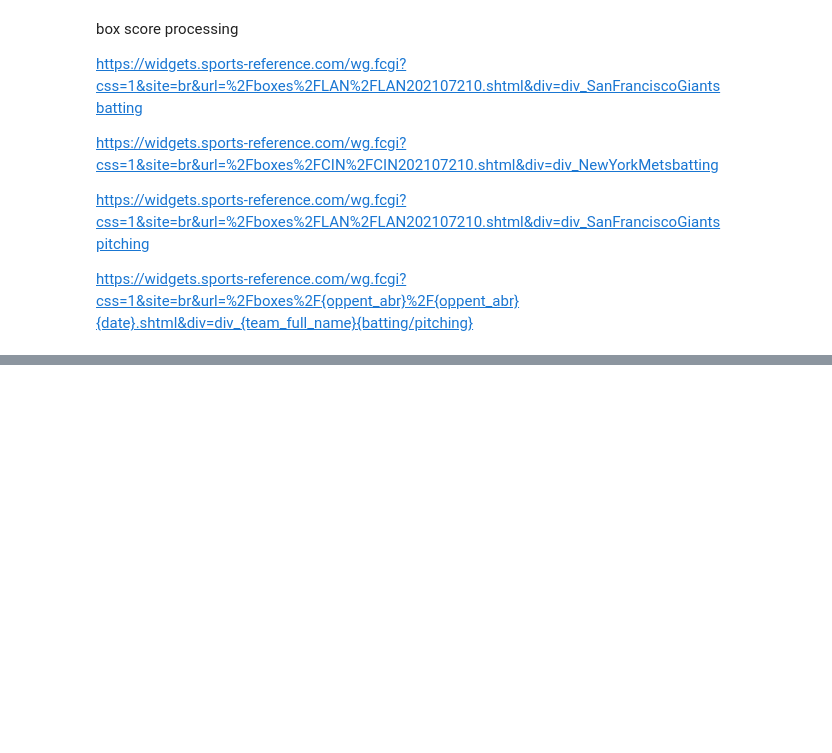
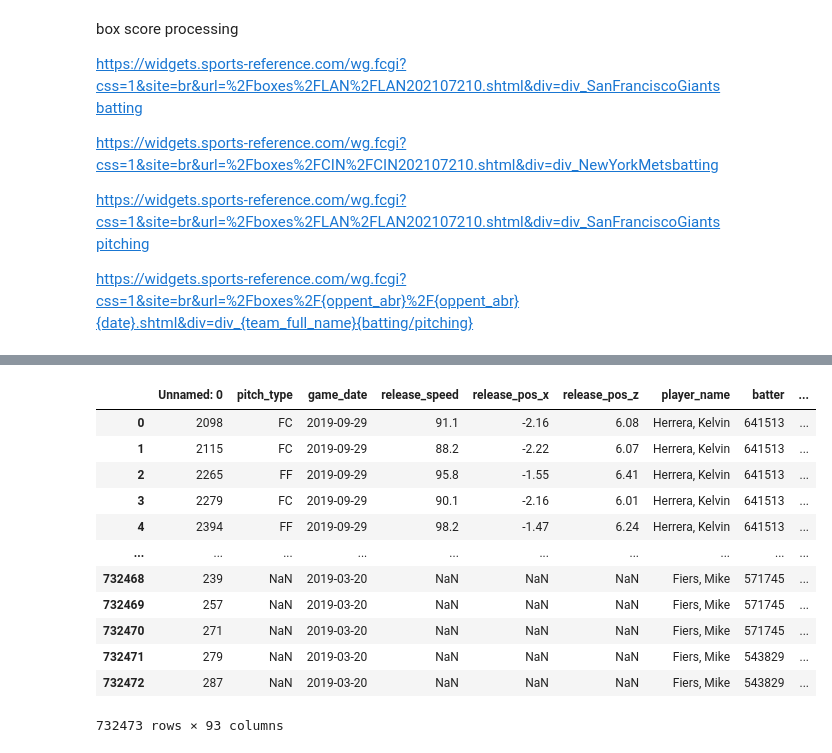
Before and after one commit to stone-ericm/MLB_counting_to_57_hits, a Jupyter notebook: Data Processing.ipynb, the cells around one changed output, grey strips where cells are left out. Cells and saved outputs as stored; diff of their text form; code cells hidden in the pictures; blank space fills up the shorter version.

```diff
--- a/Data Processing.ipynb
+++ b/Data Processing.ipynb
@@ -135,0 +160,18 @@ URL = 'https://weather.visualcrossing.com/VisualCrossingWebServices/rest/service
+# %%
+data = pd.read_csv('2019_statcast_pbp.csv')
+# %%
+data
+# %% [output]
+|  | Unnamed: 0 | pitch_type | game_date | release_speed | release_pos_x | release_pos_z | player_name | batter | ... |
+| 0 | 2098 | FC | 2019-09-29 | 91.1 | -2.16 | 6.08 | Herrera, Kelvin | 641513 | ... |
+| 1 | 2115 | FC | 2019-09-29 | 88.2 | -2.22 | 6.07 | Herrera, Kelvin | 641513 | ... |
+| 2 | 2265 | FF | 2019-09-29 | 95.8 | -1.55 | 6.41 | Herrera, Kelvin | 641513 | ... |
+| 3 | 2279 | FC | 2019-09-29 | 90.1 | -2.16 | 6.01 | Herrera, Kelvin | 641513 | ... |
+| 4 | 2394 | FF | 2019-09-29 | 98.2 | -1.47 | 6.24 | Herrera, Kelvin | 641513 | ... |
+| ... | ... | ... | ... | ... | ... | ... | ... | ... | ... |
+| 732468 | 239 | NaN | 2019-03-20 | NaN | NaN | NaN | Fiers, Mike | 571745 | ... |
+| 732469 | 257 | NaN | 2019-03-20 | NaN | NaN | NaN | Fiers, Mike | 571745 | ... |
+| 732470 | 271 | NaN | 2019-03-20 | NaN | NaN | NaN | Fiers, Mike | 571745 | ... |
+| 732471 | 279 | NaN | 2019-03-20 | NaN | NaN | NaN | Fiers, Mike | 543829 | ... |
+| 732472 | 287 | NaN | 2019-03-20 | NaN | NaN | NaN | Fiers, Mike | 543829 | ... |
+732473 rows × 93 columns
```
Also changed, not shown: parts of 3 cells of this notebook, 5 other files.
